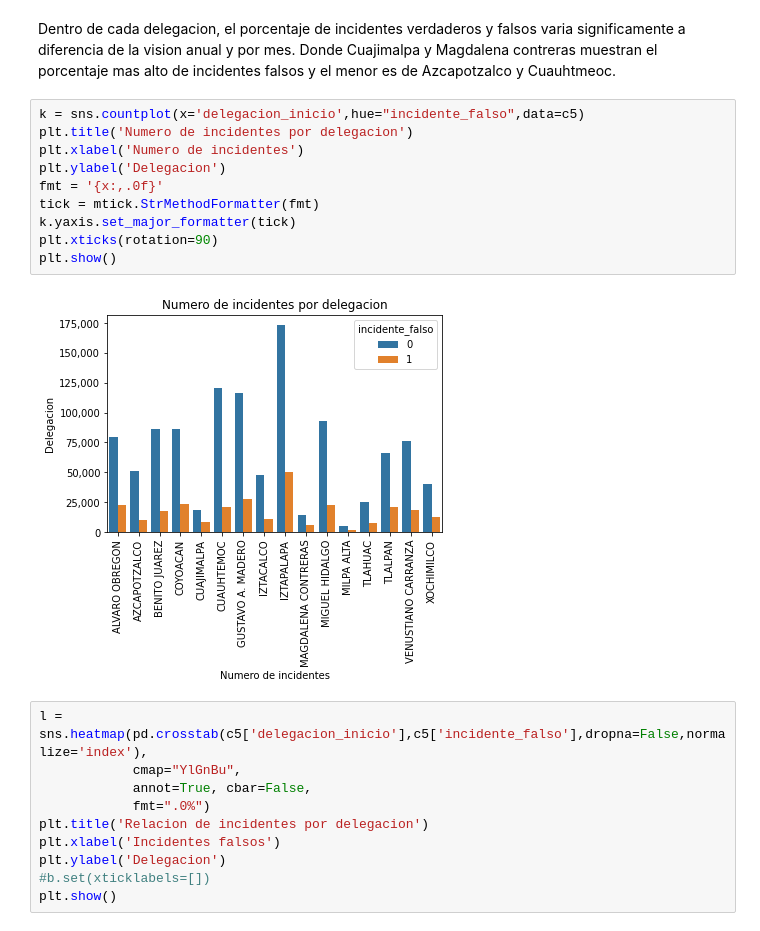
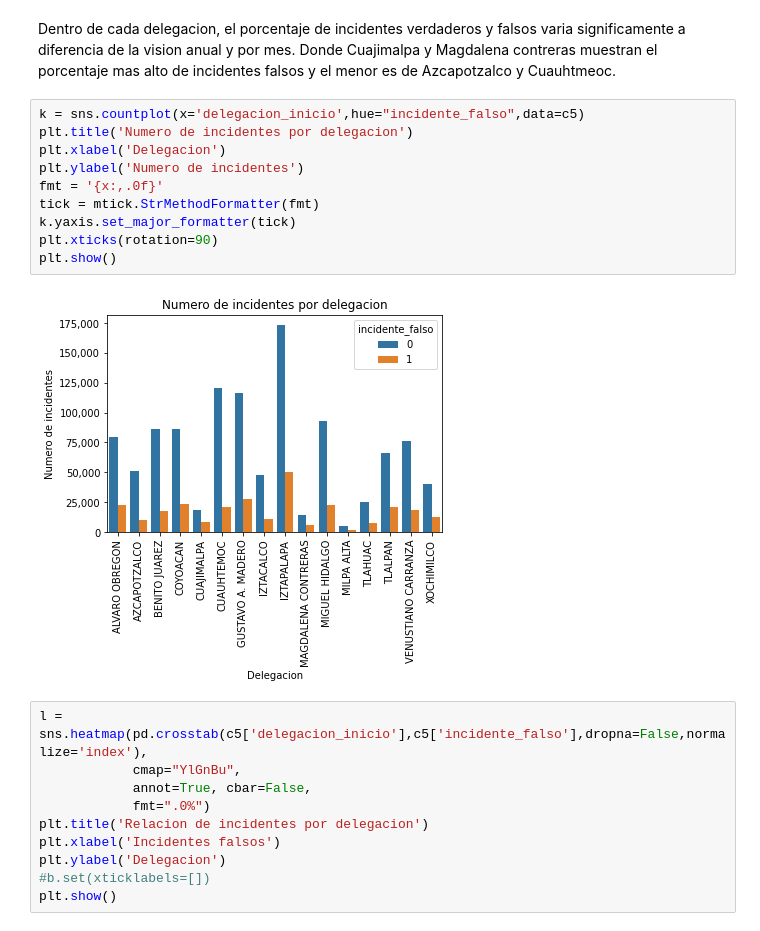
Before and after one commit to YusuriAR/Incidentes_c5, a Jupyter notebook: notebooks/Proyecto1_Eq8.ipynb, the cells around one changed output. Saved outputs shown, nothing was run; the diff lists cells and outputs as text.

```diff
--- a/notebooks/Proyecto1_Eq8.ipynb
+++ b/notebooks/Proyecto1_Eq8.ipynb
@@ -701,15 +740,15 @@ Dentro de cada delegacion, el porcentaje de incidentes verdaderos y falsos varia
 # %%
 k = sns.countplot(x='delegacion_inicio',hue="incidente_falso",data=c5)
 plt.title('Numero de incidentes por delegacion')
-plt.xlabel('Numero de incidentes')
-plt.ylabel('Delegacion')
+plt.xlabel('Delegacion')
+plt.ylabel('Numero de incidentes')
 fmt = '{x:,.0f}'
 tick = mtick.StrMethodFormatter(fmt)
 k.yaxis.set_major_formatter(tick)
 plt.xticks(rotation=90)
 plt.show()
 # %% [output]
-[figure, old version]
+[figure, new version]
 # %%
 l = sns.heatmap(pd.crosstab(c5['delegacion_inicio'],c5['incidente_falso'],dropna=False,normalize='index'),
             cmap="YlGnBu",
```
Also changed, not shown: parts of 9 cells of this notebook.
